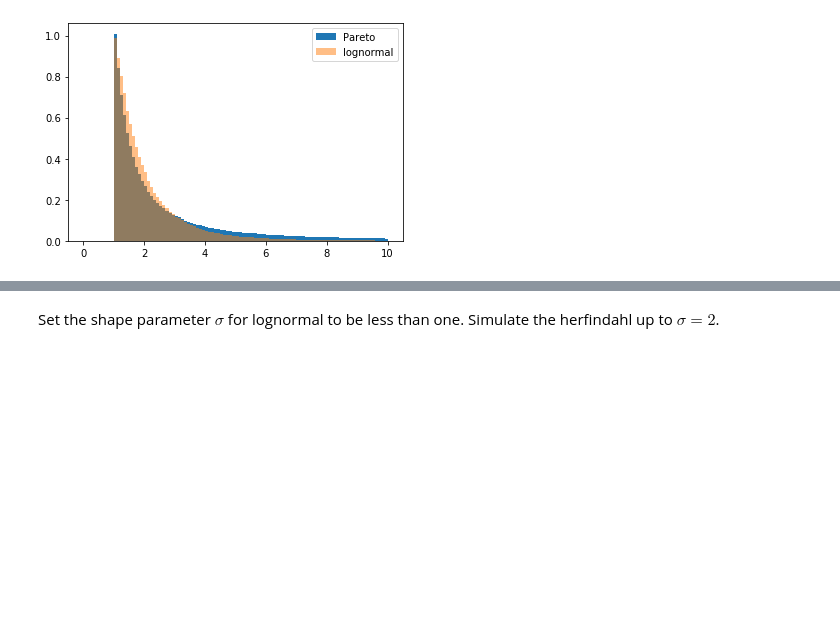
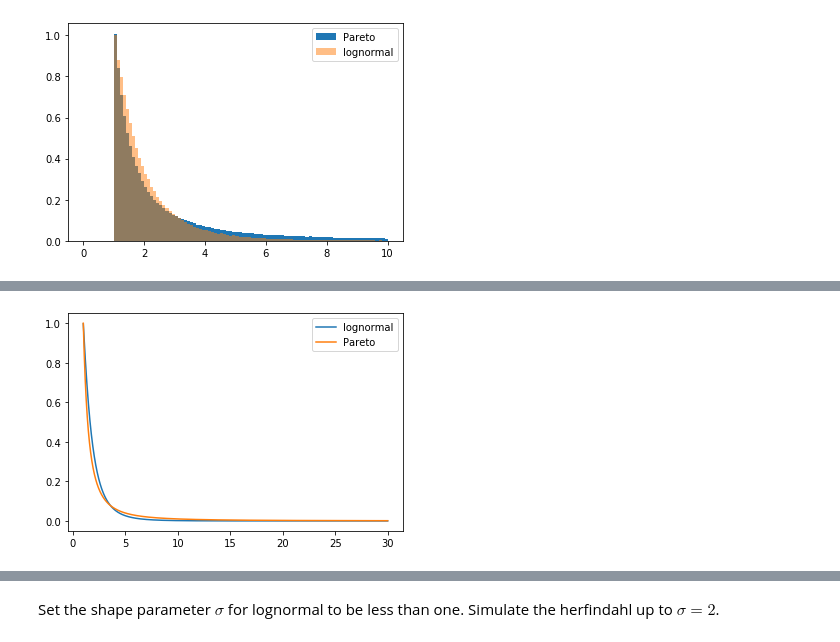
Before and after one commit to chien-y/simulation-in-Gabaix, a Jupyter notebook: Gabiax Section 2.3.ipynb, the cells around one changed output, grey strips where cells are left out. Drawn from its saved outputs; the diff is of its cells as text; code cells hidden in the pictures; blank space fills up the shorter version.

```diff
--- a/Gabiax Section 2.3.ipynb
+++ b/Gabiax Section 2.3.ipynb
@@ -81,0 +91,19 @@ plt.show()
+# %%
+# lognormal pdf
+σ = 0.8
+μ = 0
+pr_1 = lognorm.cdf(x=1, s=σ, loc=0, scale=1)  # scale=exp(μ)=1
+g = lambda x: 1/(x*σ*np.sqrt(2*np.pi)) * np.exp(-(np.log(x)-μ)**2 / (2*σ**2))  / (1-pr_1)
+
+# Pareto pdf
+ζ = 1
+a = 1
+f = lambda x: a*ζ / x**(ζ+1)
+
+xd = np.linspace(1,30, 100000)
+plt.plot(xd, g(xd), label='lognormal')
+plt.plot(xd, f(xd), label='Pareto')
+plt.legend()
+plt.show()
+# %% [output]
+[figure, added]
```
Also changed, not shown: parts of 5 cells of this notebook.
